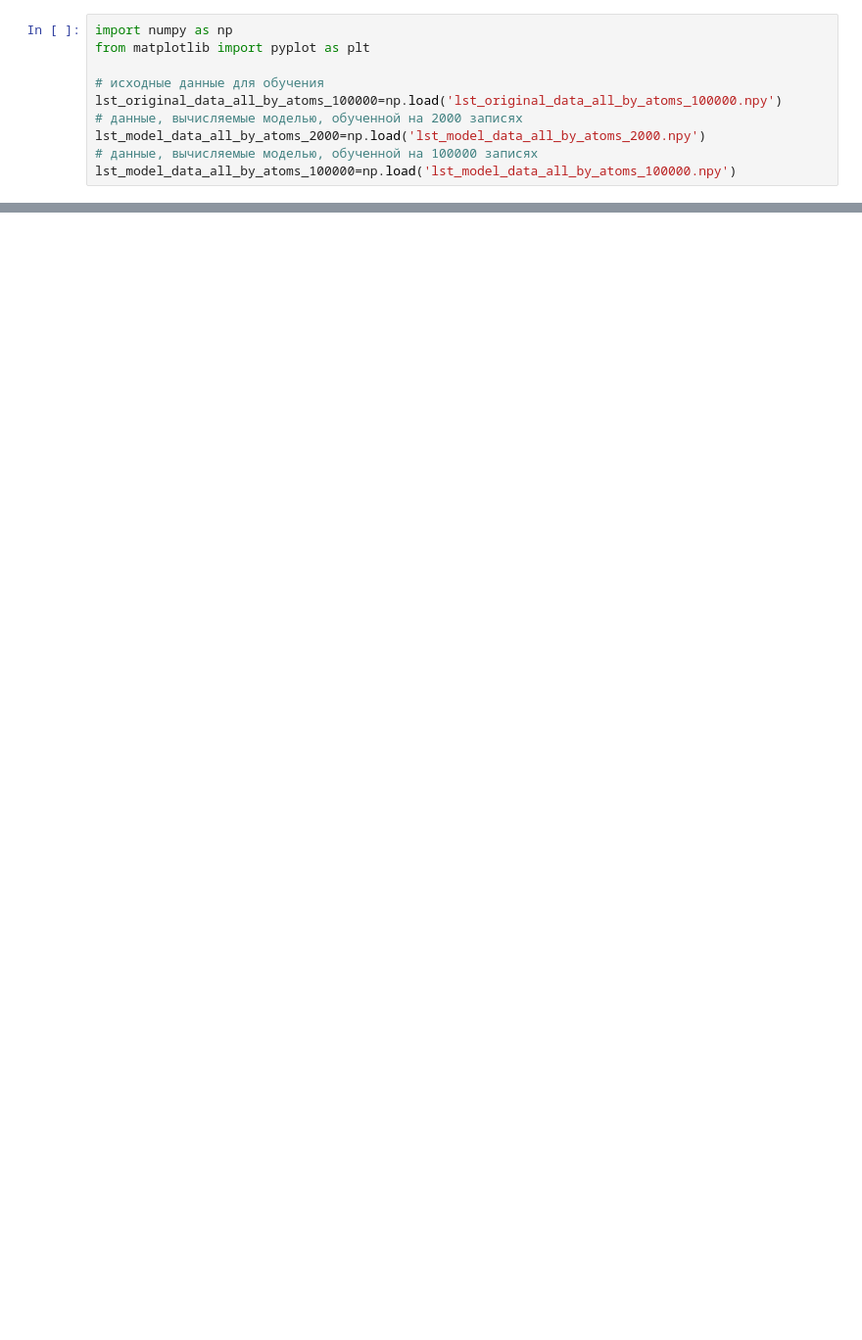
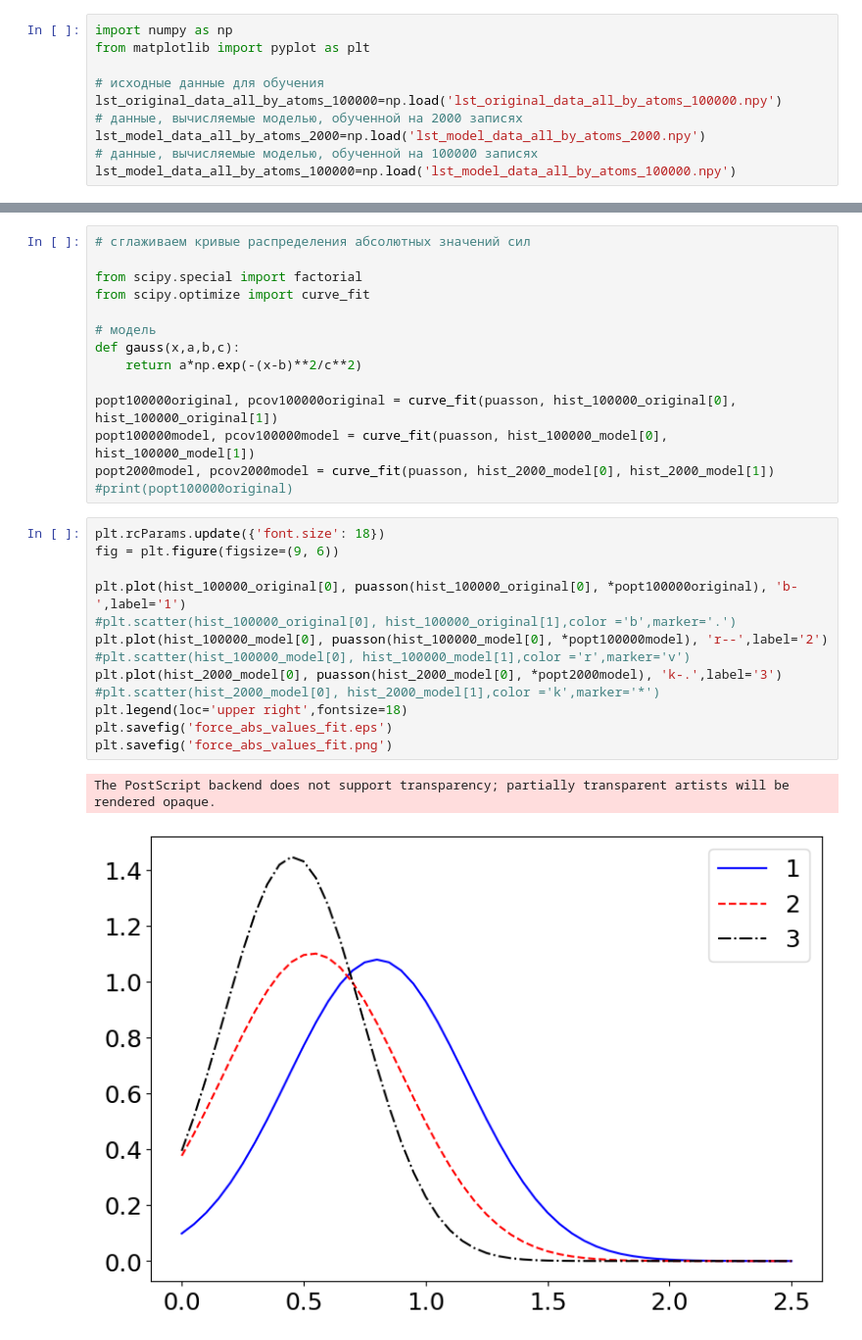
Before and after one commit to kontchenkov/SchNetPhosphorene, a Jupyter notebook: force_hist.ipynb, the cells around one changed output, grey strips where cells are left out. Shown at 98% size. Cells and saved outputs as stored; diff of their text form; blank space fills up the shorter version.

```diff
--- a/force_hist.ipynb
+++ b/force_hist.ipynb
@@ -80,0 +123,30 @@ plt.savefig('force_abs_values.png')
+# %%
+# сглаживаем кривые распределения абсолютных значений сил
+
+from scipy.special import factorial
+from scipy.optimize import curve_fit
+
+# модель
+def gauss(x,a,b,c):
+    return a*np.exp(-(x-b)**2/c**2)
+
+popt100000original, pcov100000original = curve_fit(puasson, hist_100000_original[0], hist_100000_original[1])
+popt100000model, pcov100000model = curve_fit(puasson, hist_100000_model[0], hist_100000_model[1])
+popt2000model, pcov2000model = curve_fit(puasson, hist_2000_model[0], hist_2000_model[1])
+#print(popt100000original)
+# %%
+plt.rcParams.update({'font.size': 18})
+fig = plt.figure(figsize=(9, 6))
+
+plt.plot(hist_100000_original[0], puasson(hist_100000_original[0], *popt100000original), 'b-',label='1')
+#plt.scatter(hist_100000_original[0], hist_100000_original[1],color ='b',marker='.')
+plt.plot(hist_100000_model[0], puasson(hist_100000_model[0], *popt100000model), 'r--',label='2')
+#plt.scatter(hist_100000_model[0], hist_100000_model[1],color ='r',marker='v')
+plt.plot(hist_2000_model[0], puasson(hist_2000_model[0], *popt2000model), 'k-.',label='3')
+#plt.scatter(hist_2000_model[0], hist_2000_model[1],color ='k',marker='*')
+plt.legend(loc='upper right',fontsize=18)
+plt.savefig('force_abs_values_fit.eps')
+plt.savefig('force_abs_values_fit.png')
+# %% [output]
+The PostScript backend does not support transparency; partially transparent artists will be rendered opaque.
+[figure, added]
```
Also changed, not shown: parts of 4 cells of this notebook, 7 other files.
